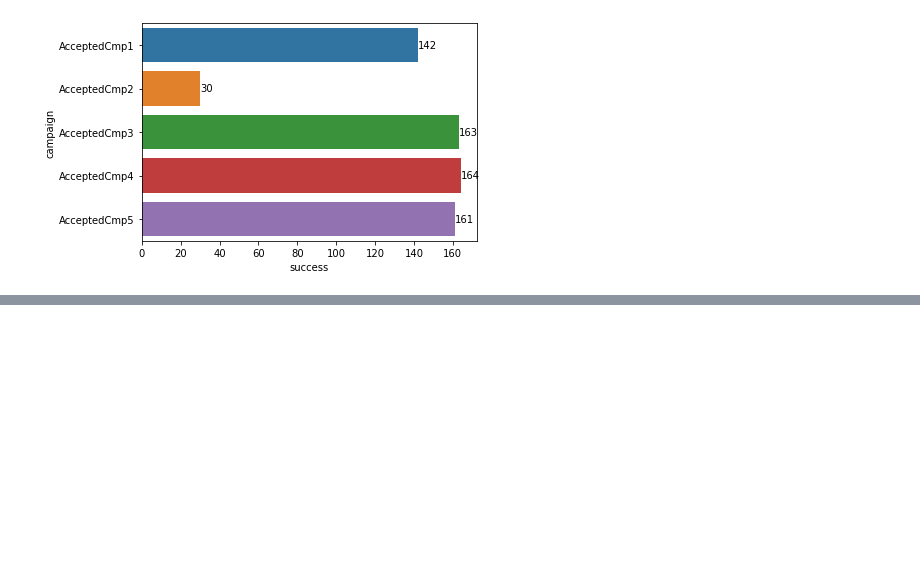
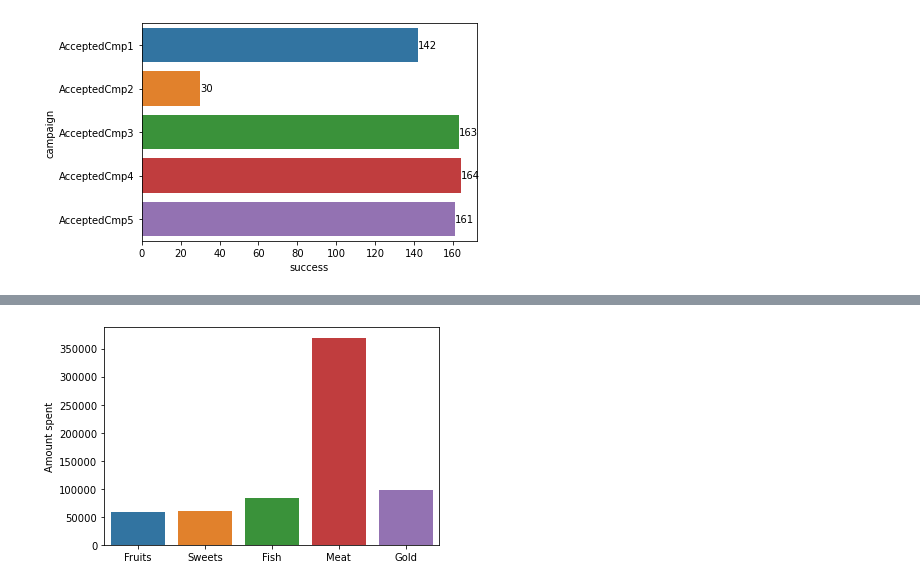
Before and after one commit to mmonch/Marketing_analysis, a Jupyter notebook: notebooks/plots.ipynb, the cells around one changed output, grey strips where cells are left out. Saved outputs shown, nothing was run; the diff lists cells and outputs as text; code cells hidden in the pictures; blank space fills up the shorter version.

```diff
--- a/notebooks/plots.ipynb
+++ b/notebooks/plots.ipynb
@@ -43,0 +58,8 @@ plot.bar_label(plot.containers[0]);
+# %%
+spendings_per_product = df[['MntFruits', 'MntSweetProducts', 'MntFishProducts', 'MntMeatProducts', 'MntGoldProds']].sum().reset_index().rename(columns={0: 'sum'})
+
+sns.barplot(x=spendings_per_product.index, y=spendings_per_product['sum'])
+plt.gca().set_xticklabels(['Fruits', 'Sweets', 'Fish', 'Meat', 'Gold'])
+plt.ylabel('Amount spent');
+# %% [output]
+[figure, added]
```
Also changed, not shown: parts of 3 cells of this notebook.
